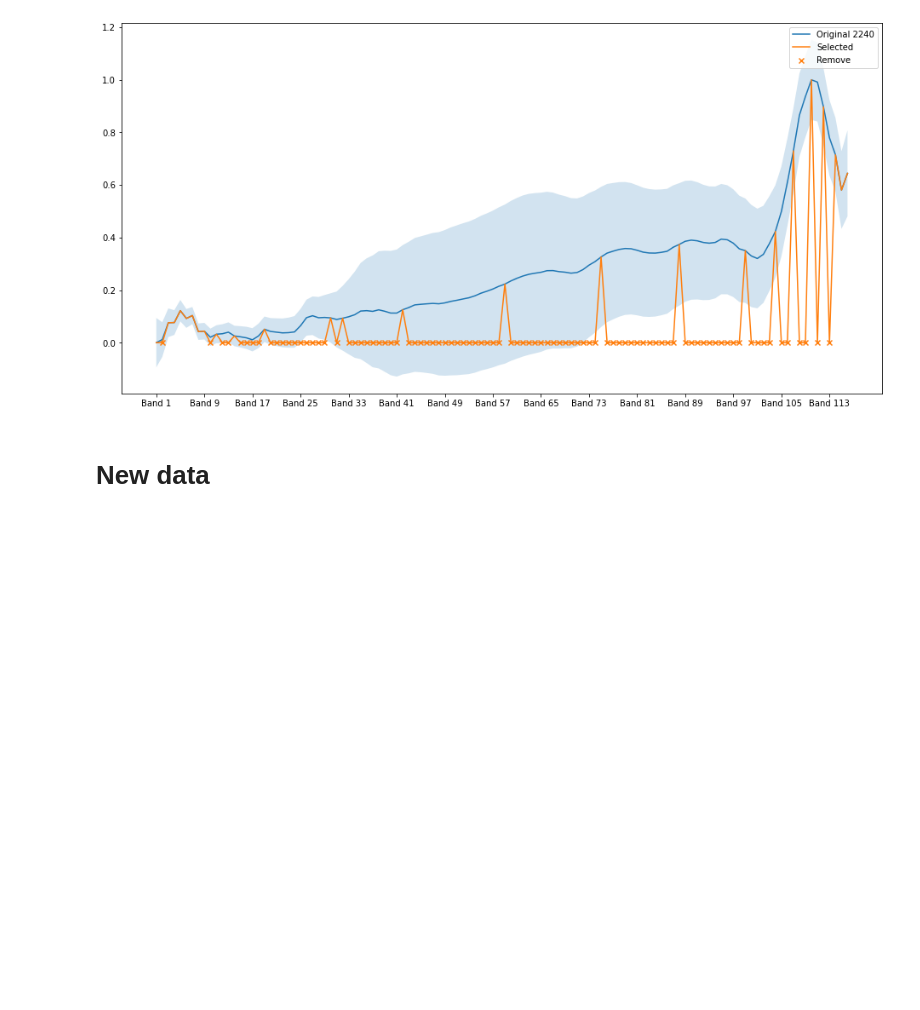
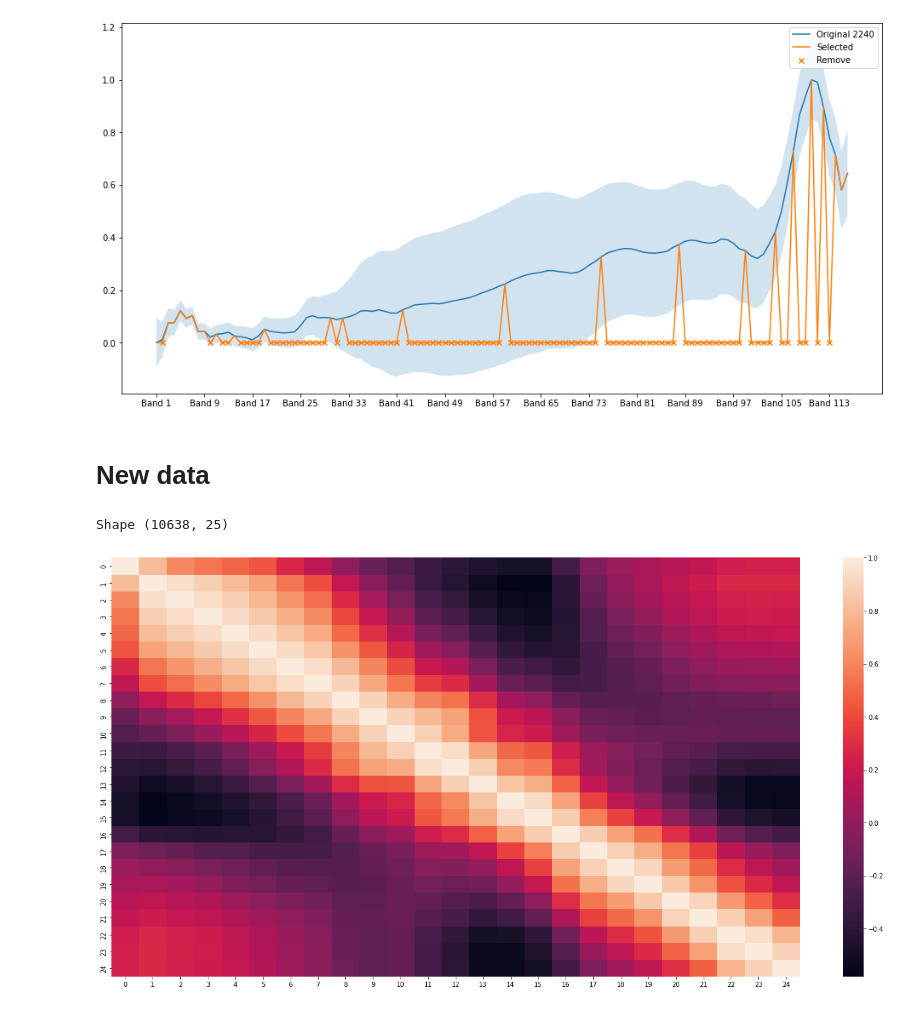
Before and after one commit to SolidusAbi/HySpecLab, a Jupyter notebook: notebooks/interband_redundacy_analysis.ipynb, the cells around one changed output. Drawn from its saved outputs; the diff is of its cells as text; code cells hidden in the pictures; blank space fills up the shorter version.

```diff
--- a/notebooks/interband_redundacy_analysis.ipynb
+++ b/notebooks/interband_redundacy_analysis.ipynb
@@ -253,3 +129,11 @@ plt.show()
 # %%
 new_x = selector.transform(x_normalized.values)
 print('Shape {}'.format(new_x.shape))
+
+new_x_df = pd.DataFrame(new_x)
+fig, ax = plt.subplots(figsize=(24,12))
+sns.heatmap(new_x_df.corr(), annot=False)
+plt.show()
+# %% [output]
+Shape (10638, 25)
+[figure, added]
```
Also changed, not shown: parts of 5 cells of this notebook, 1 other file.
